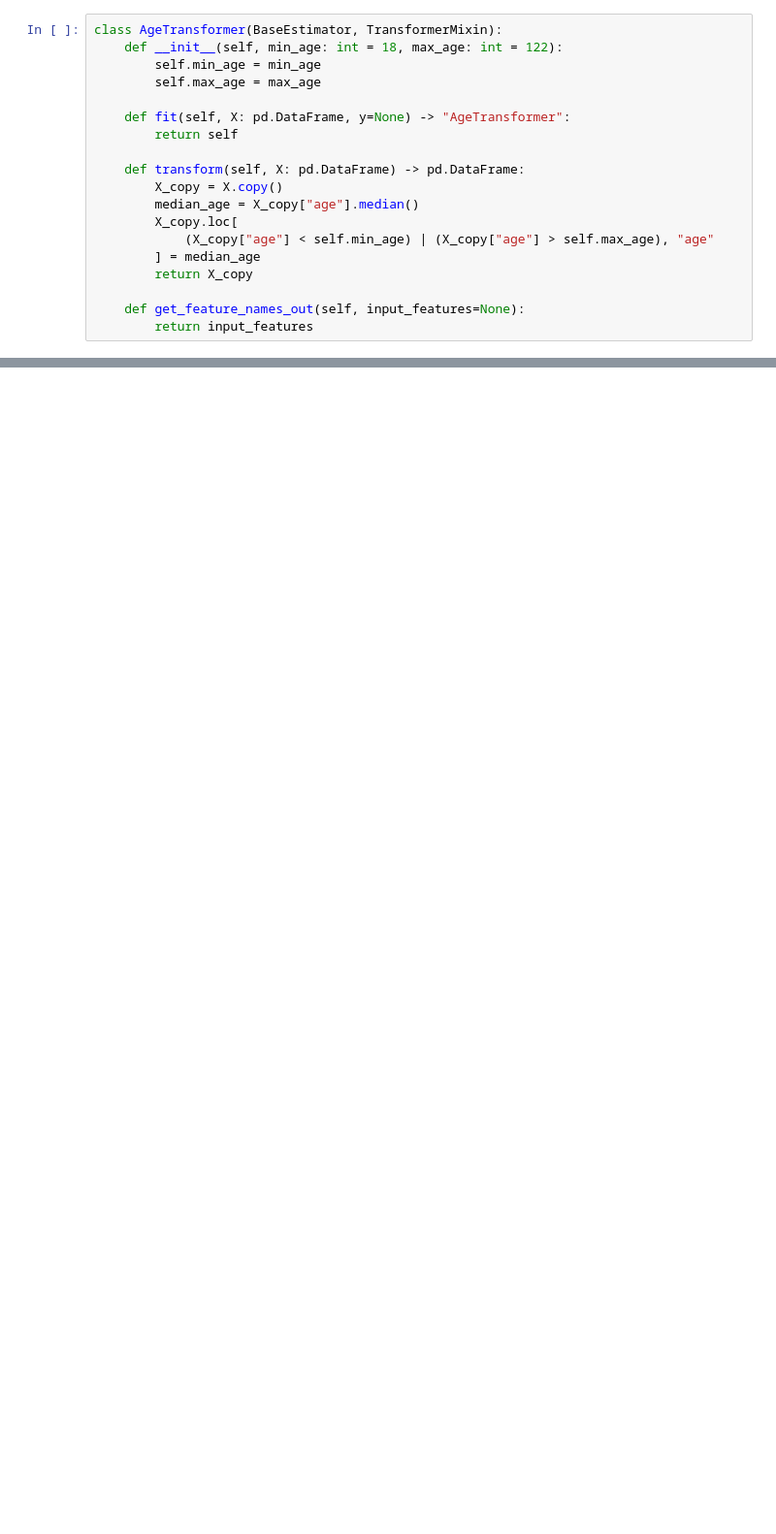
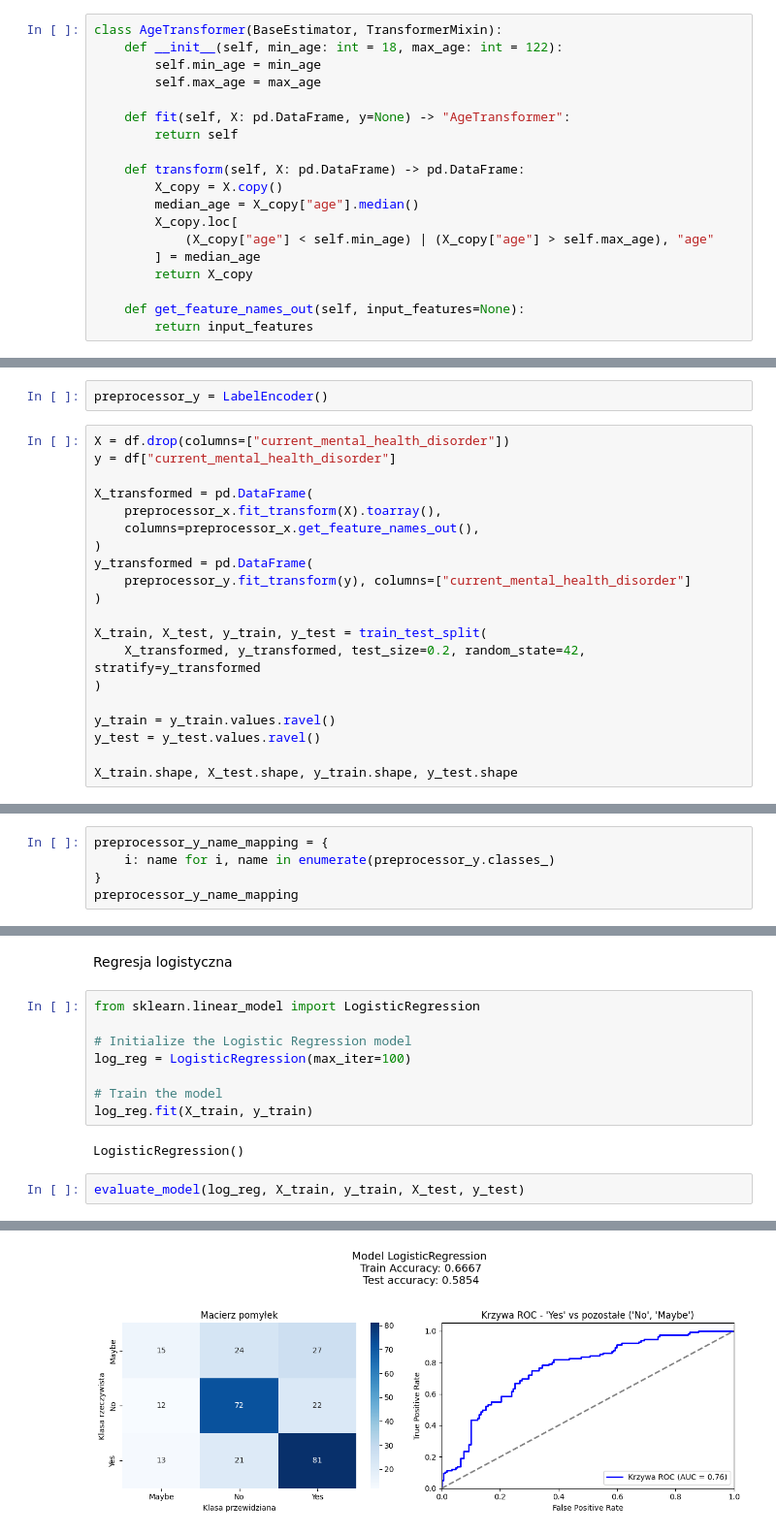
Before and after one commit to k-kedzierski/wad-health-in-tech, a Jupyter notebook: notebooks/health-in-tech.ipynb, the cells around one changed output, grey strips where cells are left out. Shown at 97% size. Drawn from its saved outputs; the diff is of its cells as text; blank space fills up the shorter version.

```diff
--- a/notebooks/health-in-tech.ipynb
+++ b/notebooks/health-in-tech.ipynb
@@ -513,0 +480,22 @@ Accuracy Score: 0.73
+# %%
+preprocessor_y = LabelEncoder()
+# %%
+X = df.drop(columns=["current_mental_health_disorder"])
+y = df["current_mental_health_disorder"]
+
+X_transformed = pd.DataFrame(
+    preprocessor_x.fit_transform(X).toarray(),
+    columns=preprocessor_x.get_feature_names_out(),
+)
+y_transformed = pd.DataFrame(
+    preprocessor_y.fit_transform(y), columns=["current_mental_health_disorder"]
+)
+
+X_train, X_test, y_train, y_test = train_test_split(
+    X_transformed, y_transformed, test_size=0.2, random_state=42, stratify=y_transformed
+)
+
+y_train = y_train.values.ravel()
+y_test = y_test.values.ravel()
+
+X_train.shape, X_test.shape, y_train.shape, y_test.shape
@@ -513,0 +517,5 @@ Accuracy Score: 0.73
+# %%
+preprocessor_y_name_mapping = {
+    i: name for i, name in enumerate(preprocessor_y.classes_)
+}
+preprocessor_y_name_mapping
@@ -513,0 +616,15 @@ Accuracy Score: 0.73
+# %% [markdown]
+Regresja logistyczna
+# %%
+from sklearn.linear_model import LogisticRegression
+
+# Initialize the Logistic Regression model
+log_reg = LogisticRegression(max_iter=100)
+
+# Train the model
+log_reg.fit(X_train, y_train)
+# %% [output]
+LogisticRegression()
+# %%
+evaluate_model(log_reg, X_train, y_train, X_test, y_test)
+# %% [output]
@@ -513,0 +649 @@ Accuracy Score: 0.73
+[figure, added]
```
Also changed, not shown: parts of 84 cells of this notebook, 3 other files.
